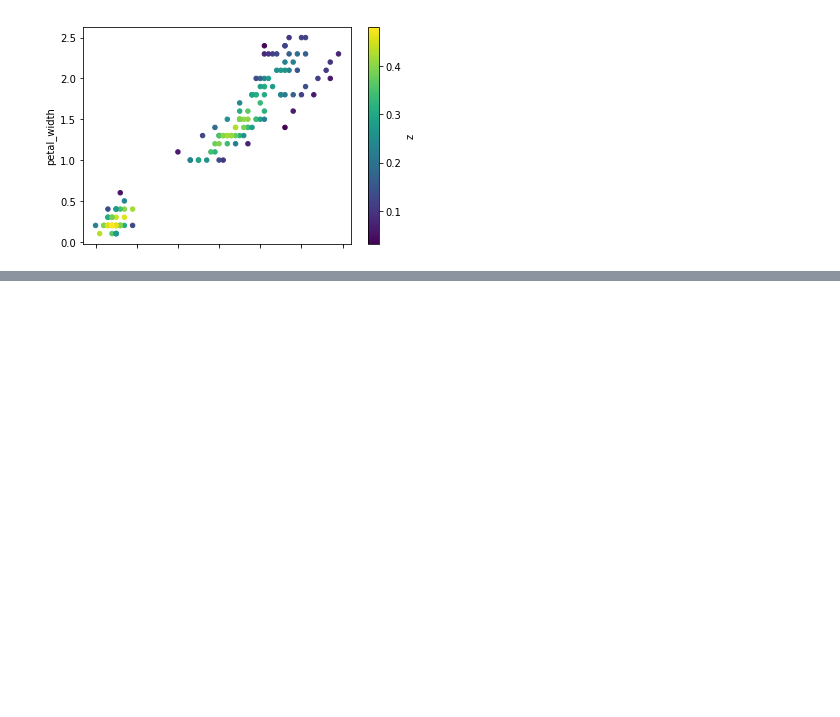
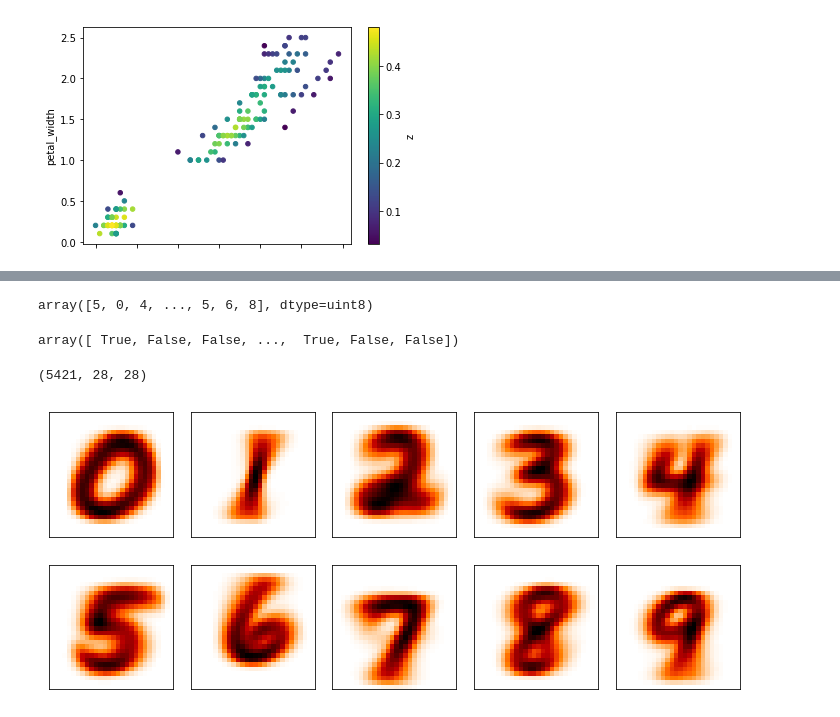
Before and after one commit to njmattes/rdcep-dataviz-bootcamp, a Jupyter notebook: example_graph/color.ipynb, the cells around one changed output, grey strips where cells are left out. Saved outputs shown, nothing was run; the diff lists cells and outputs as text; code cells hidden in the pictures; blank space fills up the shorter version.

```diff
--- a/example_graph/color.ipynb
+++ b/example_graph/color.ipynb
@@ -104,0 +111,15 @@ plt.pcolormesh(xi, yi, zi.reshape(xi.shape), cmap='viridis')
+# %%
+images = mnist.train_images()
+labels = mnist.train_labels()
+labels
+# %% [output]
+array([5, 0, 4, ..., 5, 6, 8], dtype=uint8)
+# %%
+labels == 5
+# %% [output]
+array([ True, False, False, ...,  True, False, False])
+# %%
+fives = images[labels==5]
+fives.shape
+# %% [output]
+(5421, 28, 28)
@@ -104,0 +128,11 @@ plt.pcolormesh(xi, yi, zi.reshape(xi.shape), cmap='viridis')
+# %%
+fig = plt.figure(figsize=(10,5))
+
+for i in range(10):
+    ax = fig.add_subplot(2, 5, i+1)
+    plt.xticks([])
+    plt.yticks([])
+    ax.imshow(images[labels==i].mean(axis=0), cmap='gist_heat_r')
+    plt.tight_layout()
+# %% [output]
+[figure, added]
```
Also changed, not shown: parts of 10 cells of this notebook.
